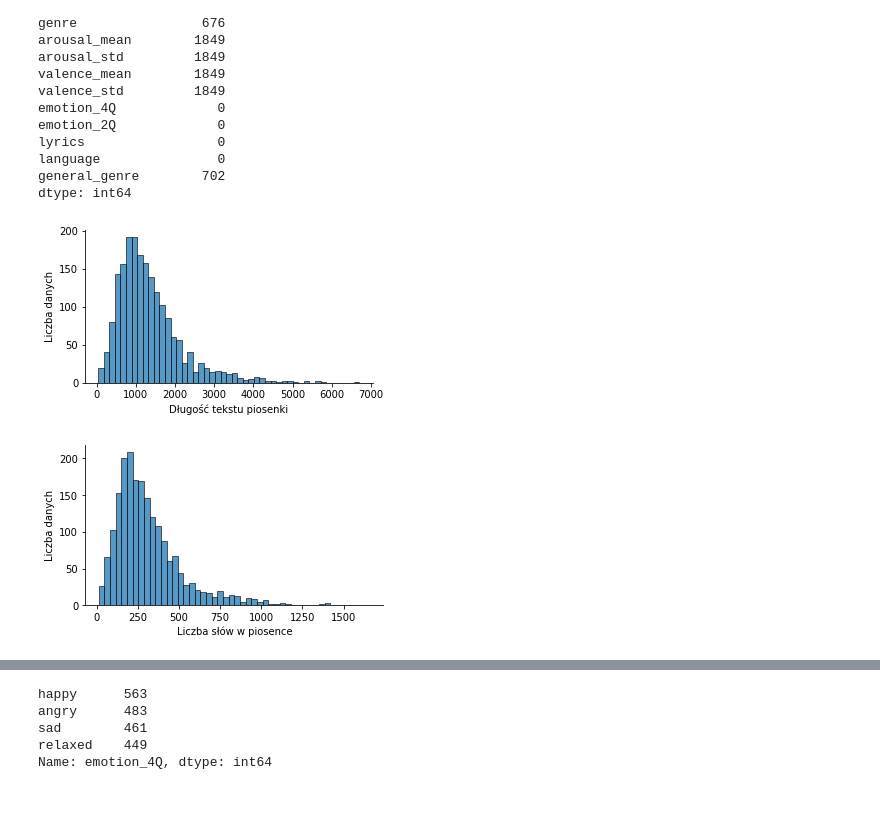
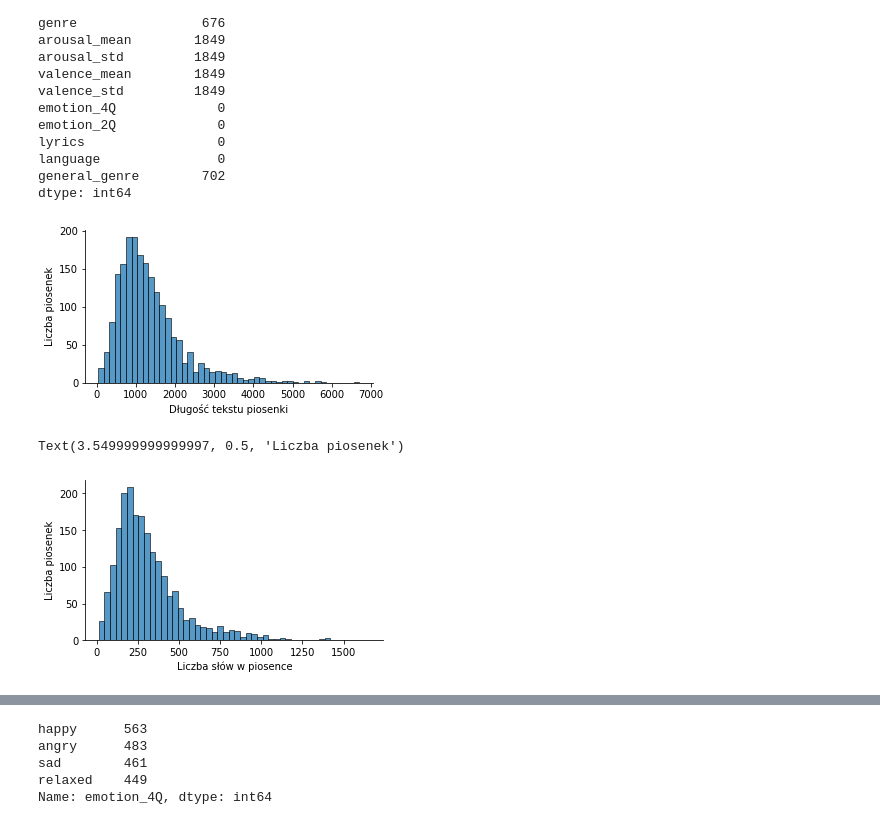
Before and after one commit to wojtek11530/song_lyric_classification, a Jupyter notebook: notebooks/preprocessed_dataset_analysis.ipynb, the cells around one changed output, grey strips where cells are left out. Cells and saved outputs as stored; diff of their text form; code cells hidden in the pictures.

```diff
--- a/notebooks/preprocessed_dataset_analysis.ipynb
+++ b/notebooks/preprocessed_dataset_analysis.ipynb
@@ -63,12 +63,12 @@ dtype: int64
 # %%
 g = sns.displot(df['lyrics'].str.len())
 g.fig.set_figwidth(5)
 g.fig.set_figheight(2.5)
 plt.xlabel('Długość tekstu piosenki')
-plt.ylabel('Liczba danych')
+plt.ylabel('Liczba piosenek')
 plt.savefig('lyrics_length_distr.pdf', bbox_inches = "tight")
 # %% [output]
-[figure, old version]
+[figure, new version]
 # %%
 words_num = df.apply(lambda x: len(word_tokenize(x['lyrics'])), axis=1)
 # %%
@@ -76,10 +76,11 @@ g = sns.displot(words_num)
 g.fig.set_figwidth(5)
 g.fig.set_figheight(2.5)
 plt.xlabel('Liczba słów w piosence')
-plt.ylabel('Liczba danych')
-plt.savefig('words_distr.pdf', bbox_inches = "tight")
+plt.ylabel('Liczba piosenek')
+# plt.savefig('words_distr.pdf', bbox_inches = "tight")
 # %% [output]
+Text(3.549999999999997, 0.5, 'Liczba piosenek')
-[figure, old version]
+[figure, new version]
 # %%
 fig, ax = plt.subplots(figsize=(5, 1.5))
 sns.boxplot(x=words_num, ax=ax)
```
Also changed, not shown: parts of 7 cells of this notebook.
